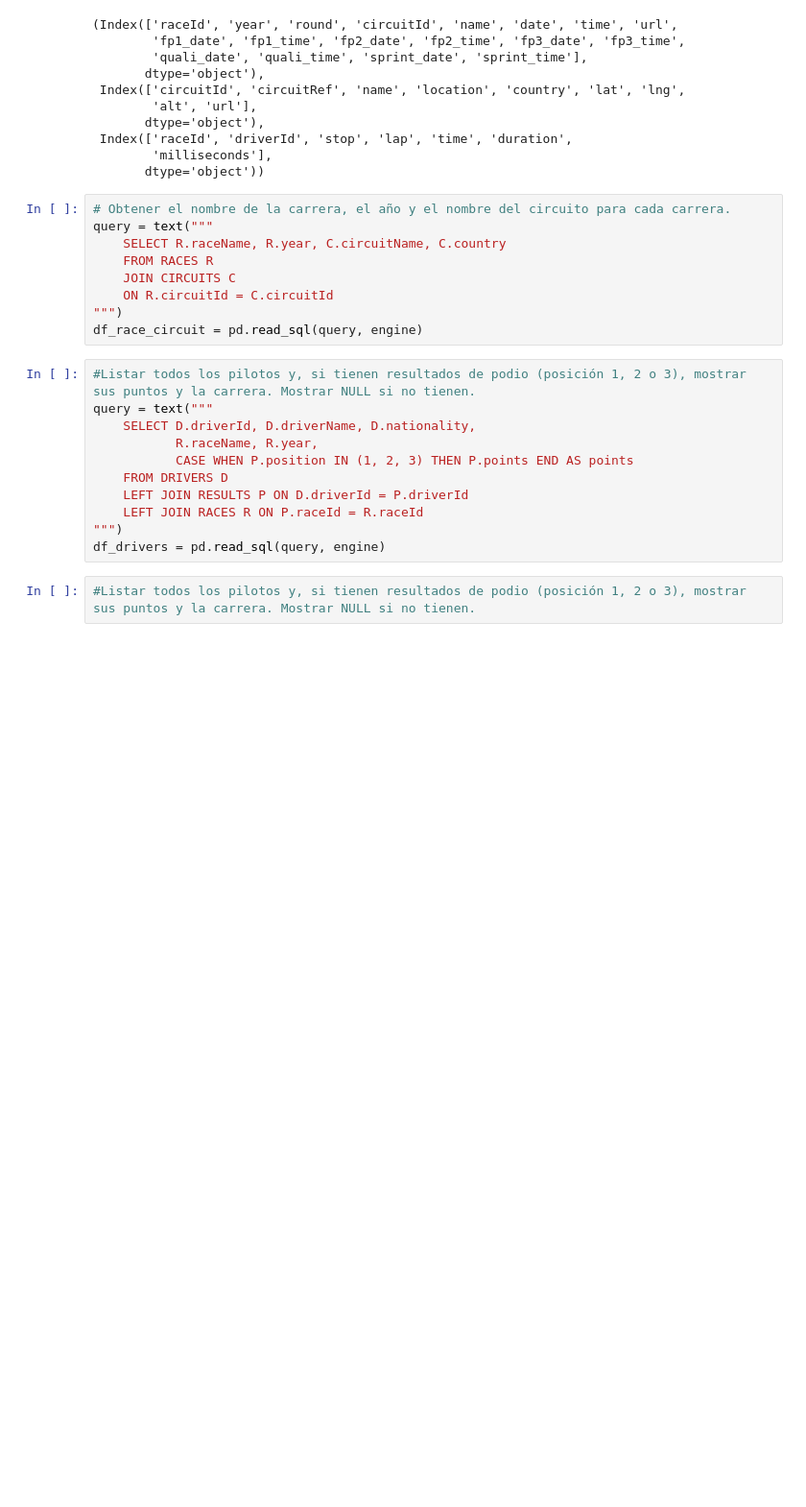
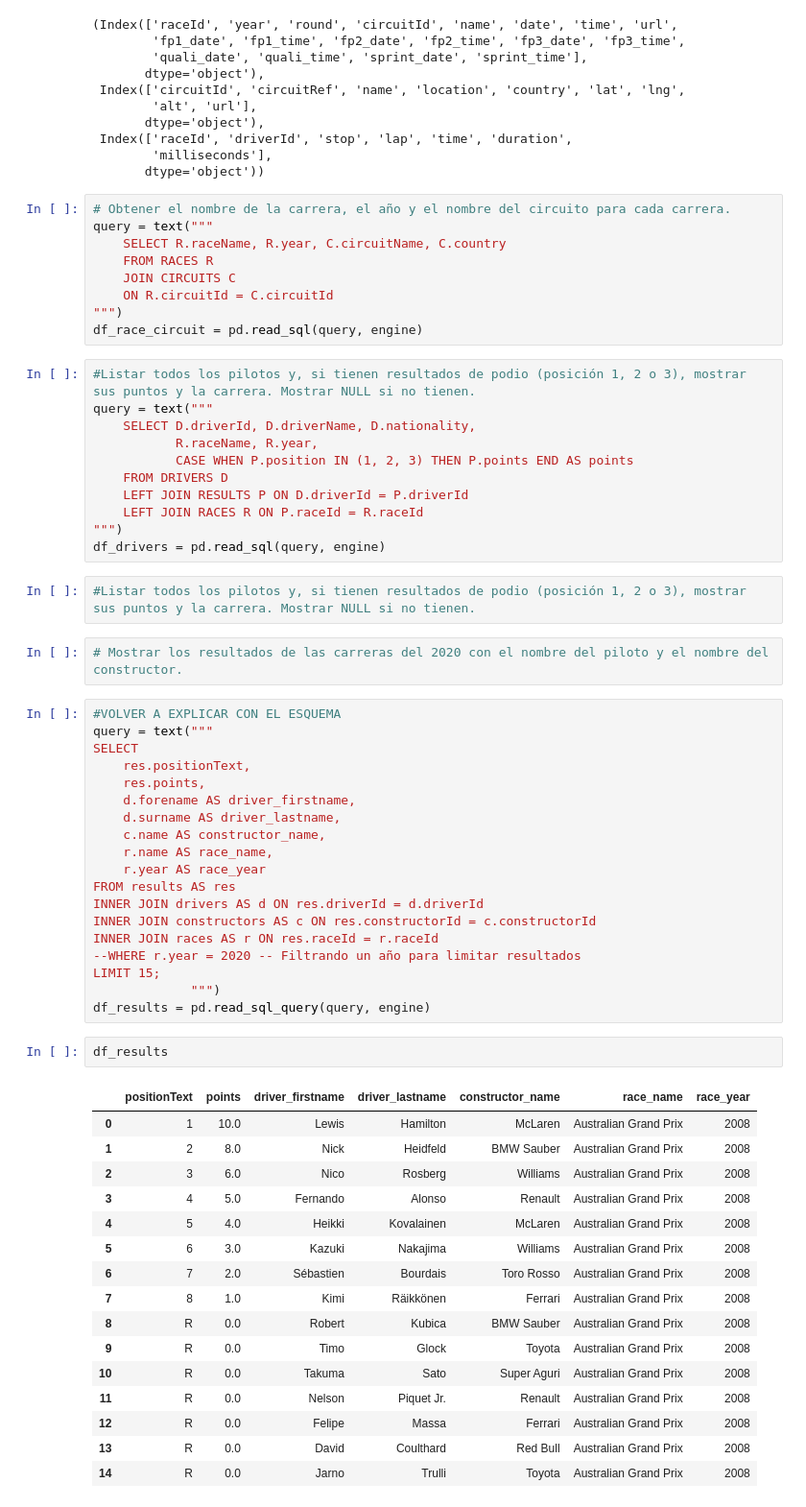
Before and after one commit to roreravi/kevin, a Jupyter notebook: sql-python/f1_sql.ipynb, the cells around one changed output. Shown at 96% size. Drawn from its saved outputs; the diff is of its cells as text; blank space fills up the shorter version.

Commit message:
f1: join

```diff
--- a/sql-python/f1_sql.ipynb
+++ b/sql-python/f1_sql.ipynb
@@ -595,3 +595,43 @@ query = text("""
 df_drivers = pd.read_sql(query, engine)
 # %%
 #Listar todos los pilotos y, si tienen resultados de podio (posición 1, 2 o 3), mostrar sus puntos y la carrera. Mostrar NULL si no tienen.
+# %%
+# Mostrar los resultados de las carreras del 2020 con el nombre del piloto y el nombre del constructor.
+# %%
+#VOLVER A EXPLICAR CON EL ESQUEMA
+query = text("""
+SELECT
+    res.positionText,
+    res.points,
+    d.forename AS driver_firstname,
+    d.surname AS driver_lastname,
+    c.name AS constructor_name,
+    r.name AS race_name,
+    r.year AS race_year
+FROM results AS res
+INNER JOIN drivers AS d ON res.driverId = d.driverId
+INNER JOIN constructors AS c ON res.constructorId = c.constructorId
+INNER JOIN races AS r ON res.raceId = r.raceId
+--WHERE r.year = 2020 -- Filtrando un año para limitar resultados
+LIMIT 15;
+             """)
+df_results = pd.read_sql_query(query, engine)
+# %%
+df_results
+# %% [output]
+|  | positionText | points | driver_firstname | driver_lastname | constructor_name | race_name | race_year |
+| 0 | 1 | 10.0 | Lewis | Hamilton | McLaren | Australian Grand Prix | 2008 |
+| 1 | 2 | 8.0 | Nick | Heidfeld | BMW Sauber | Australian Grand Prix | 2008 |
+| 2 | 3 | 6.0 | Nico | Rosberg | Williams | Australian Grand Prix | 2008 |
+| 3 | 4 | 5.0 | Fernando | Alonso | Renault | Australian Grand Prix | 2008 |
+| 4 | 5 | 4.0 | Heikki | Kovalainen | McLaren | Australian Grand Prix | 2008 |
+| 5 | 6 | 3.0 | Kazuki | Nakajima | Williams | Australian Grand Prix | 2008 |
+| 6 | 7 | 2.0 | Sébastien | Bourdais | Toro Rosso | Australian Grand Prix | 2008 |
+| 7 | 8 | 1.0 | Kimi | Räikkönen | Ferrari | Australian Grand Prix | 2008 |
+| 8 | R | 0.0 | Robert | Kubica | BMW Sauber | Australian Grand Prix | 2008 |
+| 9 | R | 0.0 | Timo | Glock | Toyota | Australian Grand Prix | 2008 |
+| 10 | R | 0.0 | Takuma | Sato | Super Aguri | Australian Grand Prix | 2008 |
+| 11 | R | 0.0 | Nelson | Piquet Jr. | Renault | Australian Grand Prix | 2008 |
+| 12 | R | 0.0 | Felipe | Massa | Ferrari | Australian Grand Prix | 2008 |
+| 13 | R | 0.0 | David | Coulthard | Red Bull | Australian Grand Prix | 2008 |
+| 14 | R | 0.0 | Jarno | Trulli | Toyota | Australian Grand Prix | 2008 |
```
Also changed, not shown: parts of 2 cells of this notebook.
